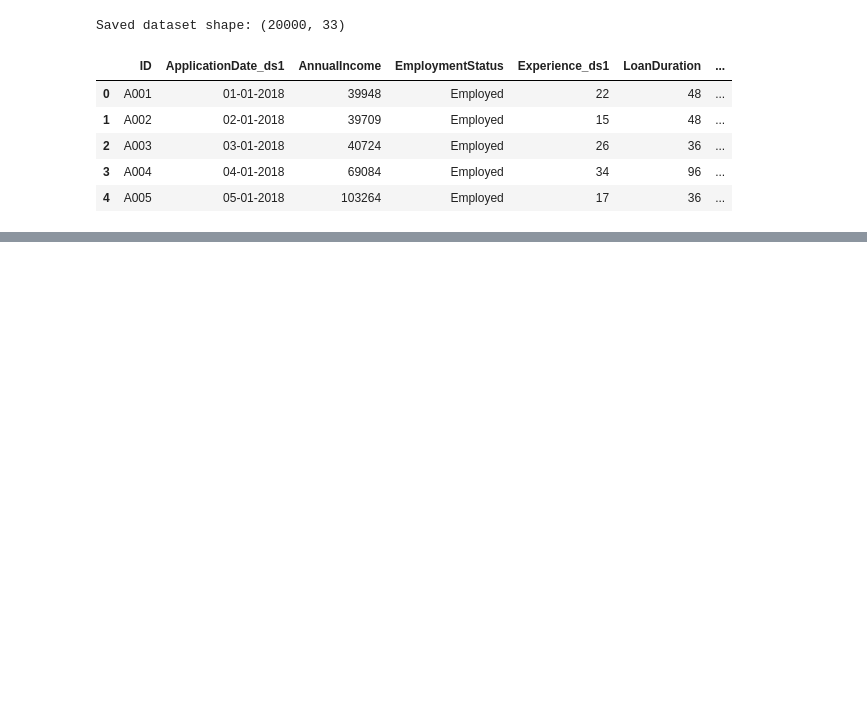
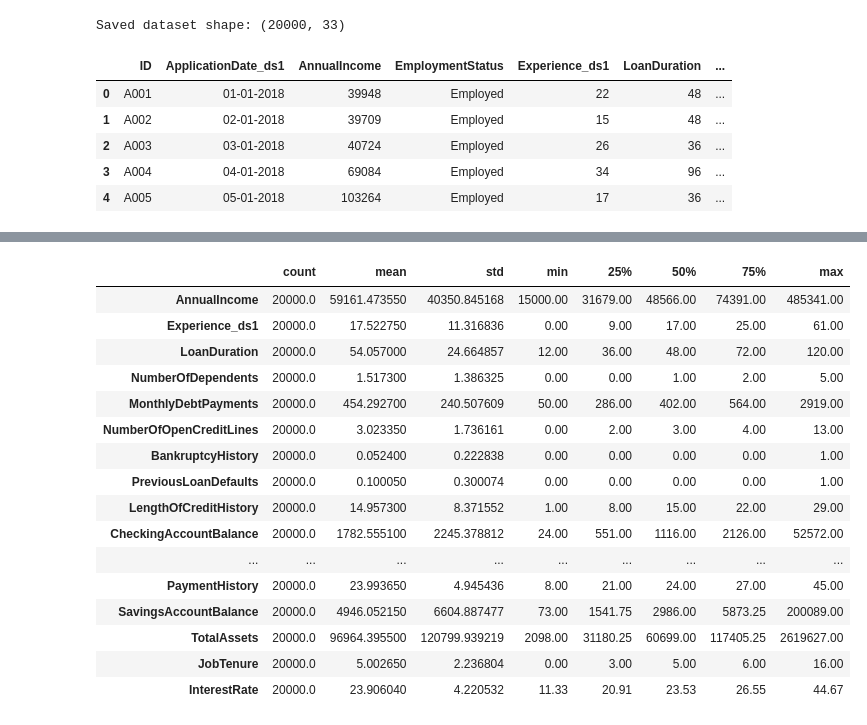
Before and after one commit to abilash3232-byte/CMP7005-PROGRAMMING-FOR-DATA-ANALYSIS, a Jupyter notebook: notebooks/CMP7005_PRAC.ipynb, the cells around one changed output, grey strips where cells are left out. Saved outputs shown, nothing was run; the diff lists cells and outputs as text; code cells hidden in the pictures; blank space fills up the shorter version.

Commit message:
Analyse merged dataset structure

```diff
--- a/notebooks/CMP7005_PRAC.ipynb
+++ b/notebooks/CMP7005_PRAC.ipynb
@@ -209,0 +216,5 @@ Saved dataset shape: (20000, 33)
+# %%
+merged_df = pd.read_csv("../data/Loan_Approval_Merged.csv")
+
+print("Dataset loaded successfully.")
+print("Dataset shape:", merged_df.shape)
@@ -209,0 +365,20 @@ Saved dataset shape: (20000, 33)
+# %%
+merged_df.describe().T
+# %% [output]
+|  | count | mean | std | min | 25% | 50% | 75% | max |
+| AnnualIncome | 20000.0 | 59161.473550 | 40350.845168 | 15000.00 | 31679.00 | 48566.00 | 74391.00 | 485341.00 |
+| Experience_ds1 | 20000.0 | 17.522750 | 11.316836 | 0.00 | 9.00 | 17.00 | 25.00 | 61.00 |
+| LoanDuration | 20000.0 | 54.057000 | 24.664857 | 12.00 | 36.00 | 48.00 | 72.00 | 120.00 |
+| NumberOfDependents | 20000.0 | 1.517300 | 1.386325 | 0.00 | 0.00 | 1.00 | 2.00 | 5.00 |
+| MonthlyDebtPayments | 20000.0 | 454.292700 | 240.507609 | 50.00 | 286.00 | 402.00 | 564.00 | 2919.00 |
+| NumberOfOpenCreditLines | 20000.0 | 3.023350 | 1.736161 | 0.00 | 2.00 | 3.00 | 4.00 | 13.00 |
+| BankruptcyHistory | 20000.0 | 0.052400 | 0.222838 | 0.00 | 0.00 | 0.00 | 0.00 | 1.00 |
+| PreviousLoanDefaults | 20000.0 | 0.100050 | 0.300074 | 0.00 | 0.00 | 0.00 | 0.00 | 1.00 |
+| LengthOfCreditHistory | 20000.0 | 14.957300 | 8.371552 | 1.00 | 8.00 | 15.00 | 22.00 | 29.00 |
+| CheckingAccountBalance | 20000.0 | 1782.555100 | 2245.378812 | 24.00 | 551.00 | 1116.00 | 2126.00 | 52572.00 |
+| ... | ... | ... | ... | ... | ... | ... | ... | ... |
+| PaymentHistory | 20000.0 | 23.993650 | 4.945436 | 8.00 | 21.00 | 24.00 | 27.00 | 45.00 |
+| SavingsAccountBalance | 20000.0 | 4946.052150 | 6604.887477 | 73.00 | 1541.75 | 2986.00 | 5873.25 | 200089.00 |
+| TotalAssets | 20000.0 | 96964.395500 | 120799.939219 | 2098.00 | 31180.25 | 60699.00 | 117405.25 | 2619627.00 |
+| JobTenure | 20000.0 | 5.002650 | 2.236804 | 0.00 | 3.00 | 5.00 | 6.00 | 16.00 |
+| InterestRate | 20000.0 | 23.906040 | 4.220532 | 11.33 | 20.91 | 23.53 | 26.55 | 44.67 |
```
Also changed, not shown: parts of 26 cells of this notebook.
